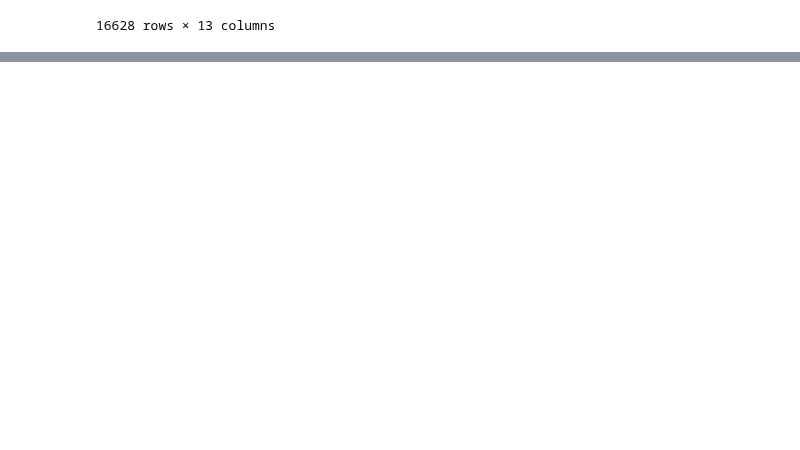
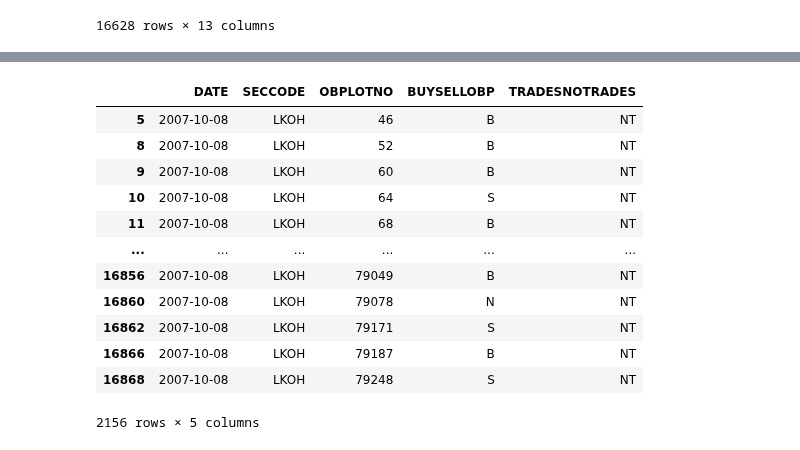
Before and after one commit to leonid-tkach/order-book-plot-find, a Jupyter notebook: OBPlots_Attributes.ipynb, the cells around one changed output, grey strips where cells are left out. Cells and saved outputs as stored; diff of their text form; code cells hidden in the pictures; blank space fills up the shorter version.

```diff
--- a/OBPlots_Attributes.ipynb
+++ b/OBPlots_Attributes.ipynb
@@ -257,0 +287,16 @@ obp_atts_df[obp_atts_df.BUYSELLOBP == 'N']
+# %%
+obp_atts_2007_df[obp_atts_2007_df.TRADESNOTRADES == 'NT']
+# %% [output]
+|  | DATE | SECCODE | OBPLOTNO | BUYSELLOBP | TRADESNOTRADES |
+| 5 | 2007-10-08 | LKOH | 46 | B | NT |
+| 8 | 2007-10-08 | LKOH | 52 | B | NT |
+| 9 | 2007-10-08 | LKOH | 60 | B | NT |
+| 10 | 2007-10-08 | LKOH | 64 | S | NT |
+| 11 | 2007-10-08 | LKOH | 68 | B | NT |
+| ... | ... | ... | ... | ... | ... |
+| 16856 | 2007-10-08 | LKOH | 79049 | B | NT |
+| 16860 | 2007-10-08 | LKOH | 79078 | N | NT |
+| 16862 | 2007-10-08 | LKOH | 79171 | S | NT |
+| 16866 | 2007-10-08 | LKOH | 79187 | B | NT |
+| 16868 | 2007-10-08 | LKOH | 79248 | S | NT |
+2156 rows × 5 columns
```
Also changed, not shown: parts of 15 cells of this notebook.
